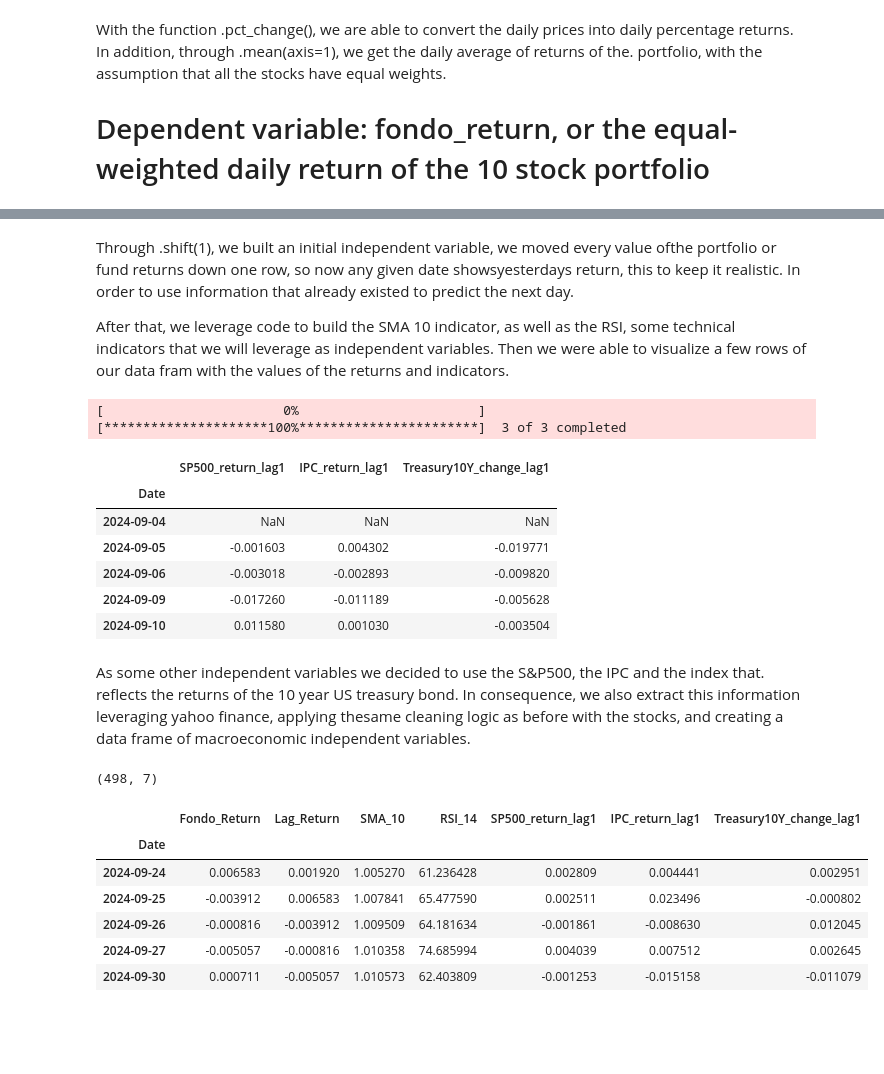
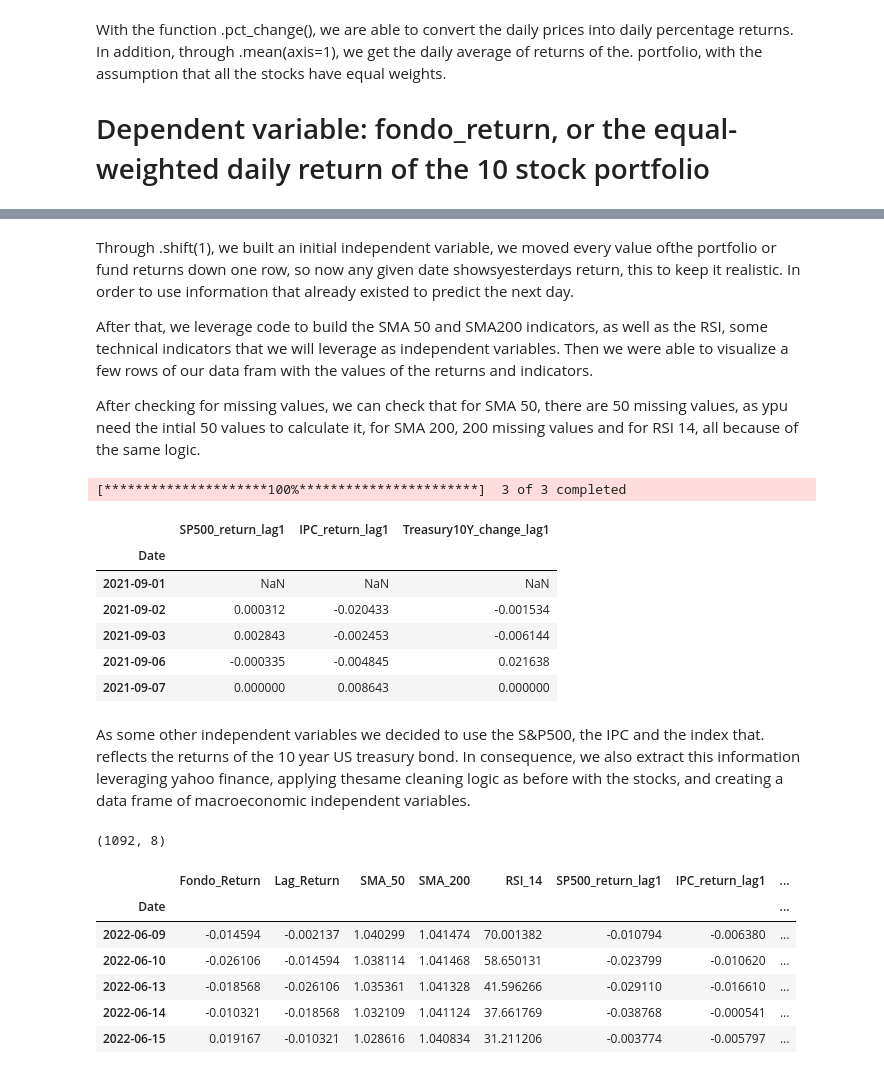
Before and after one commit to a00841144/Algorithms_Course_Repository_K, a Jupyter notebook: exercises/TEAMEVIDENCE_1.ipynb, the cells around one changed output, grey strips where cells are left out. Cells and saved outputs as stored; diff of their text form; code cells hidden in the pictures; blank space fills up the shorter version.

```diff
--- a/exercises/TEAMEVIDENCE_1.ipynb
+++ b/exercises/TEAMEVIDENCE_1.ipynb
@@ -5,14 +5,14 @@
 # %%
 import yfinance as yf
 import pandas as pd
+import numpy as np
+import matplotlib.pyplot as plt
 
 tickers = ["WALMEX.MX", "AC.MX", "FEMSAUBD.MX", "BIMBOA.MX", "ALSEA.MX", "AAPL", "MSFT", "AMZN", "KO", "PG"]
 
-# Data window: 2 years ending on the current date (September 7, 2026)
-start_date = "2024-08-31"
+start_date = "2021-08-31"
 end_date = "2026-08-31"
 
 raw_data = yf.download(tickers, start=start_date, end=end_date, auto_adjust=True)["Close"]
-raw_data.head()
 # %% [output]
 [*********************100%***********************]  10 of 10 completed
@@ -92,22 +78,16 @@ With the function .pct_change(), we are able to convert the daily prices into da
 # Dependent variable: fondo_return, or the equal-weighted daily return of the 10 stock portfolio
 # %%
 tech = pd.DataFrame(index=fondo_return.index)
+tech["Lag_Return"] = fondo_return.shift(1)
+tech["SMA_50"] = fondo_index.rolling(window=50).mean().shift(1)
+tech["SMA_200"] = fondo_index.rolling(window=200).mean().shift(1)
 
-# Lagged return (momentum, avoids leakage)
-tech["Lag_Return"] = fondo_return.shift(1)
-
-# Simple Moving Average (10-day) of the fondo's price level (equal-weighted index)
-fondo_index = (1 + fondo_return).cumprod()
-tech["SMA_10"] = fondo_index.rolling(window=10).mean().shift(1)
-
-# RSI (14-day)
 delta = fondo_index.diff()
 gain = delta.where(delta > 0, 0.0)
 loss = -delta.where(delta < 0, 0.0)
-avg_gain = gain.rolling(window=14).mean()
-avg_loss = loss.rolling(window=14).mean()
-rs = avg_gain / avg_loss
+rs = gain.rolling(14).mean() / loss.rolling(14).mean()
 tech["RSI_14"] = (100 - (100 / (1 + rs))).shift(1)
 
-tech.head(20)
+print(tech.isna().sum())
+tech.tail()
 # %% [output]
@@ -132,8 +106,10 @@ tech.head(20)
 # %% [markdown]
 Through .shift(1), we built an initial independent variable, we moved every value ofthe portfolio or fund returns down one row, so now any given date showsyesterdays return, this to keep it realistic. In order to use information that already existed to predict the next day.
 
-After that, we leverage code to build the SMA 10 indicator, as well as the RSI, some technical indicators that we will leverage as independent variables.
+After that, we leverage code to build the SMA 50 and SMA200 indicators, as well as the RSI, some technical indicators that we will leverage as independent variables.
 Then we were able to visualize a few rows of our data fram with the values of the returns and indicators.
+
+After checking for missing values, we can check that for SMA 50, there are 50 missing values, as ypu need the intial 50 values to calculate it, for SMA 200, 200 missing values and for RSI 14, all because of the same logic.
 # %%
 macro_tickers = ["^GSPC", "^MXX", "^TNX"]  # S&P 500, IPC (Mexico), 10-Year Treasury Yield
 macro_data = yf.download(macro_tickers, start=start_date, end=end_date, auto_adjust=True)["Close"]
@@ -146,33 +122,32 @@ macro_returns_lagged.columns = [c + "_lag1" for c in macro_returns_lagged.column
 
 macro_returns_lagged.head()
 # %% [output]
-[                       0%                       ][*********************100%***********************]  3 of 3 completed
+[*********************100%***********************]  3 of 3 completed
 |  | SP500_return_lag1 | IPC_return_lag1 | Treasury10Y_change_lag1 |
 | Date |  |  |  |
-| 2024-09-04 | NaN | NaN | NaN |
-| 2024-09-05 | -0.001603 | 0.004302 | -0.019771 |
-| 2024-09-06 | -0.003018 | -0.002893 | -0.009820 |
-| 2024-09-09 | -0.017260 | -0.011189 | -0.005628 |
-| 2024-09-10 | 0.011580 | 0.001030 | -0.003504 |
+| 2021-09-01 | NaN | NaN | NaN |
+| 2021-09-02 | 0.000312 | -0.020433 | -0.001534 |
+| 2021-09-03 | 0.002843 | -0.002453 | -0.006144 |
+| 2021-09-06 | -0.000335 | -0.004845 | 0.021638 |
+| 2021-09-07 | 0.000000 | 0.008643 | 0.000000 |
 # %% [markdown]
 As some other independent variables we decided to use the S&P500, the IPC and the index that. reflects the returns of the 10 year US treasury bond.
 In consequence, we also extract this information leveraging yahoo finance, applying thesame cleaning logic as before with the stocks,  and creating a data frame of macroeconomic independent variables.
 # %%
-model_data = pd.concat([fondo_return, tech, macro_returns_lagged], axis=1)
-model_data = model_data.dropna()
+model_data = pd.concat([fondo_return, tech, macro_returns_lagged], axis=1).dropna()
 model_data.to_csv("model_data.csv")
 
 print(model_data.shape)
 model_data.head()
 # %% [output]
-(498, 7)
+(1092, 8)
-|  | Fondo_Return | Lag_Return | SMA_10 | RSI_14 | SP500_return_lag1 | IPC_return_lag1 | Treasury10Y_change_lag1 |
-| Date |  |  |  |  |  |  |  |
-| 2024-09-24 | 0.006583 | 0.001920 | 1.005270 | 61.236428 | 0.002809 | 0.004441 | 0.002951 |
-| 2024-09-25 | -0.003912 | 0.006583 | 1.007841 | 65.477590 | 0.002511 | 0.023496 | -0.000802 |
-| 2024-09-26 | -0.000816 | -0.003912 | 1.009509 | 64.181634 | -0.001861 | -0.008630 | 0.012045 |
-| 2024-09-27 | -0.005057 | -0.000816 | 1.010358 | 74.685994 | 0.004039 | 0.007512 | 0.002645 |
-| 2024-09-30 | 0.000711 | -0.005057 | 1.010573 | 62.403809 | -0.001253 | -0.015158 | -0.011079 |
+|  | Fondo_Return | Lag_Return | SMA_50 | SMA_200 | RSI_14 | SP500_return_lag1 | IPC_return_lag1 | ... |
+| Date |  |  |  |  |  |  |  | ... |
+| 2022-06-09 | -0.014594 | -0.002137 | 1.040299 | 1.041474 | 70.001382 | -0.010794 | -0.006380 | ... |
+| 2022-06-10 | -0.026106 | -0.014594 | 1.038114 | 1.041468 | 58.650131 | -0.023799 | -0.010620 | ... |
+| 2022-06-13 | -0.018568 | -0.026106 | 1.035361 | 1.041328 | 41.596266 | -0.029110 | -0.016610 | ... |
+| 2022-06-14 | -0.010321 | -0.018568 | 1.032109 | 1.041124 | 37.661769 | -0.038768 | -0.000541 | ... |
+| 2022-06-15 | 0.019167 | -0.010321 | 1.028616 | 1.040834 | 31.211206 | -0.003774 | -0.005797 | ... |
 # %% [markdown]
 At the end,  we. merged all our columns,  our dependent variables (return of ourportfolio created), and the independent variables (technical indicators, as well as macroeconomic variables), here is the justification to use. each of them:
 # Dependent variable (Portfolio/Fondo return):
```
Also changed, not shown: parts of 10 cells of this notebook, 4 other files.
